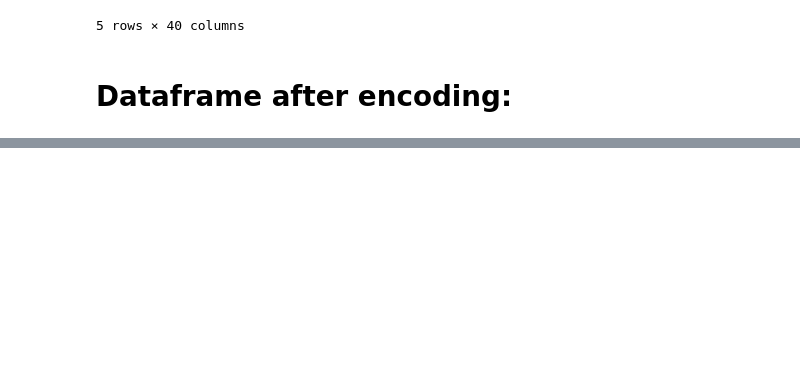
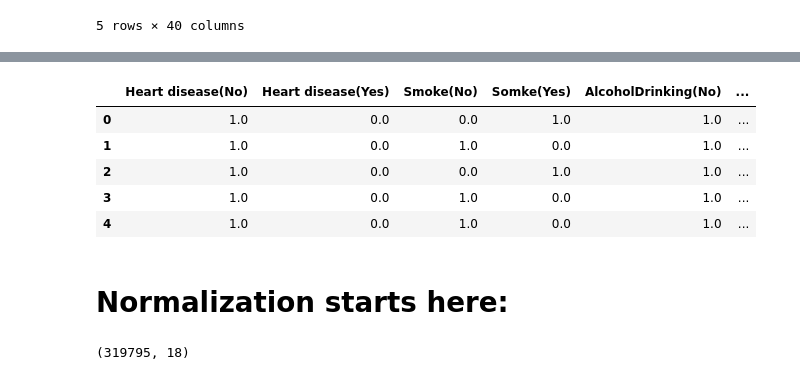
Before and after one commit to COGS118A/Group011-Sp22, a Jupyter notebook: Data Cleaning.ipynb, the cells around one changed output, grey strips where cells are left out. Cells and saved outputs as stored; diff of their text form; code cells hidden in the pictures; blank space fills up the shorter version.

```diff
--- a/Onehot encoding .ipynb
+++ b/Data Cleaning.ipynb
@@ -379,8 +380,6 @@ df.head()
 | 3 | 24.21 | 0.0 | 0.0 | 75.0 | 6.0 | 1.0 | 0.0 | ... |
 | 4 | 23.71 | 28.0 | 0.0 | 40.0 | 8.0 | 1.0 | 0.0 | ... |
 5 rows × 40 columns
-# %% [markdown]
-# Dataframe after encoding:
 # %%
 pd.set_option('display.max_columns', None)
 df.head()
@@ -391,3 +390,21 @@ df.head()
 | 2 | 26.58 | 20.0 | 30.0 | 65.0 | 8.0 | 1.0 | 0.0 | ... |
 | 3 | 24.21 | 0.0 | 0.0 | 75.0 | 6.0 | 1.0 | 0.0 | ... |
 | 4 | 23.71 | 28.0 | 0.0 | 40.0 | 8.0 | 1.0 | 0.0 | ... |
+# %%
+df = df.drop(['BMI', 'PhysicalHealth', 'MentalHealth', 'AgeCategory', 'SleepTime'], axis=1)
+df.head()
+# %% [output]
+|  | Heart disease(No) | Heart disease(Yes) | Smoke(No) | Somke(Yes) | AlcoholDrinking(No) | ... |
+| 0 | 1.0 | 0.0 | 0.0 | 1.0 | 1.0 | ... |
+| 1 | 1.0 | 0.0 | 1.0 | 0.0 | 1.0 | ... |
+| 2 | 1.0 | 0.0 | 0.0 | 1.0 | 1.0 | ... |
+| 3 | 1.0 | 0.0 | 1.0 | 0.0 | 1.0 | ... |
+| 4 | 1.0 | 0.0 | 1.0 | 0.0 | 1.0 | ... |
+# %% [markdown]
+# Normalization starts here:
+# %%
+# read file
+original_df = pd.read_csv('heart_2020_cleaned.csv')
+original_df.shape
+# %% [output]
+(319795, 18)
```
Also changed, not shown: parts of 13 cells of this notebook.
